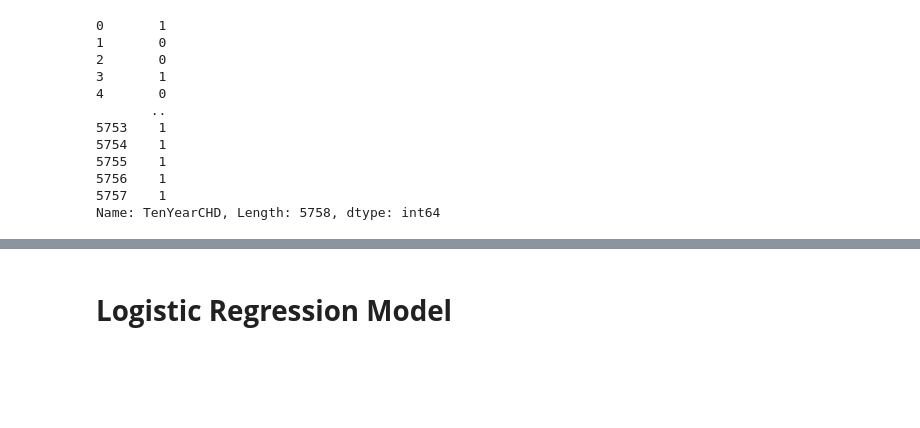
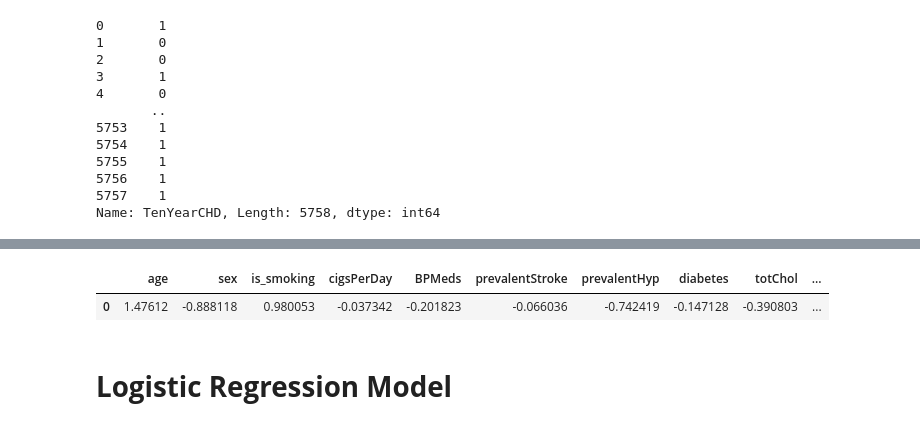
Before and after one commit to SuhasTantri/Cardiovascular-Classification, a Jupyter notebook: Raghavendra_Suhas_Team_Cardiovascular_prediction_project.ipynb, the cells around one changed output, grey strips where cells are left out. Saved outputs shown, nothing was run; the diff lists cells and outputs as text; code cells hidden in the pictures; blank space fills up the shorter version.

```diff
--- a/Raghavendra_Suhas_Team_Cardiovascular_prediction_project.ipynb
+++ b/Raghavendra_Suhas_Team_Cardiovascular_prediction_project.ipynb
@@ -385,8 +391,12 @@ df.head()
 # %%
 # Splitting the data into train and test data
 from sklearn.model_selection import train_test_split
 x=df.iloc[:,:-1]
 y=df.iloc[:,-1:]
+x[:1]
+# %% [output]
+|  | age | sex | is_smoking | cigsPerDay | BPMeds | prevalentStroke | prevalentHyp | diabetes | totChol | ... |
+| 0 | 1.47612 | -0.888118 | 0.980053 | -0.037342 | -0.201823 | -0.066036 | -0.742419 | -0.147128 | -0.390803 | ... |
 # %%
 x_train,x_test,y_train,y_test=train_test_split(x,y,random_state=5)
 # %% [markdown]
```
Also changed, not shown: parts of 35 cells of this notebook.
